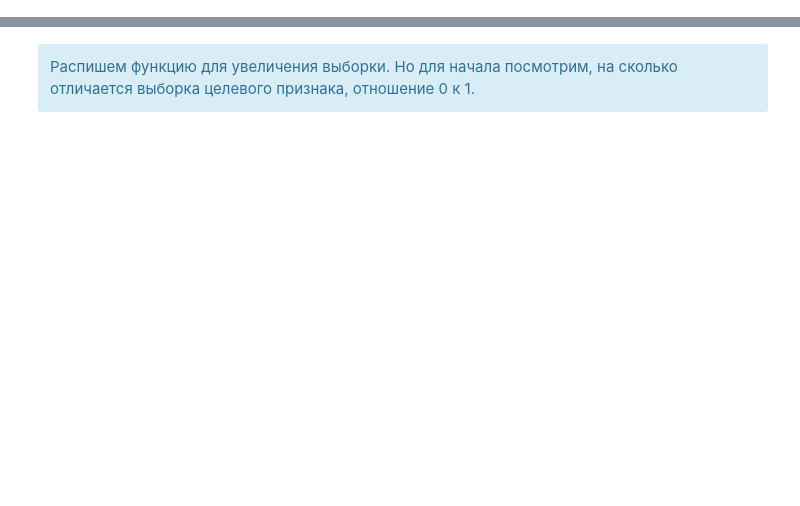
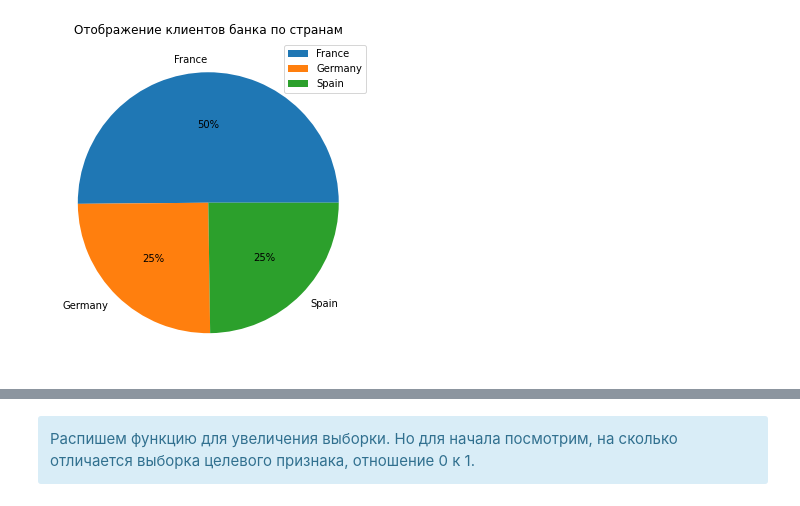
Before and after one commit to sley7er/Yandex-project-1, a Jupyter notebook: project (c-1).ipynb, the cells around one changed output, grey strips where cells are left out. Cells and saved outputs as stored; diff of their text form; code cells hidden in the pictures; blank space fills up the shorter version.

```diff
--- a/project (c-1).ipynb
+++ b/project (c-1).ipynb
@@ -806,0 +158,8 @@ target_test = df_test_copy['is_canceled']
+# %%
+Geogr_piv_table = df.pivot_table(index='Geography', values='RowNumber', aggfunc=['count'])
+Geogr_piv_table.columns=['Count_of_users']
+Geogr_piv_table.plot(kind='pie', y='Count_of_users', figsize=(9, 6), autopct='%1.0f%%').set_title('Отображение клиентов банка по странам')
+plt.ylabel("")
+plt.show()
+# %% [output]
+[figure, added]
```
Also changed, not shown: parts of 317 cells of this notebook.
